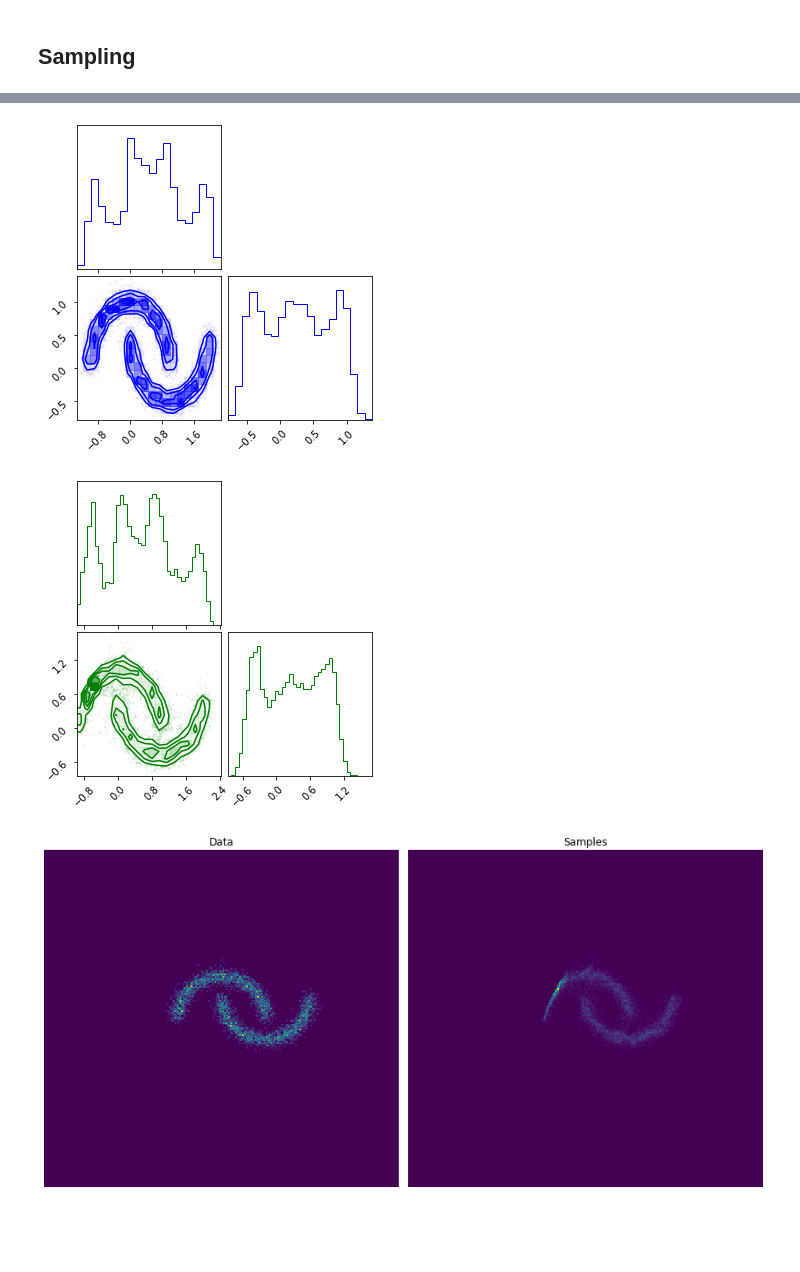
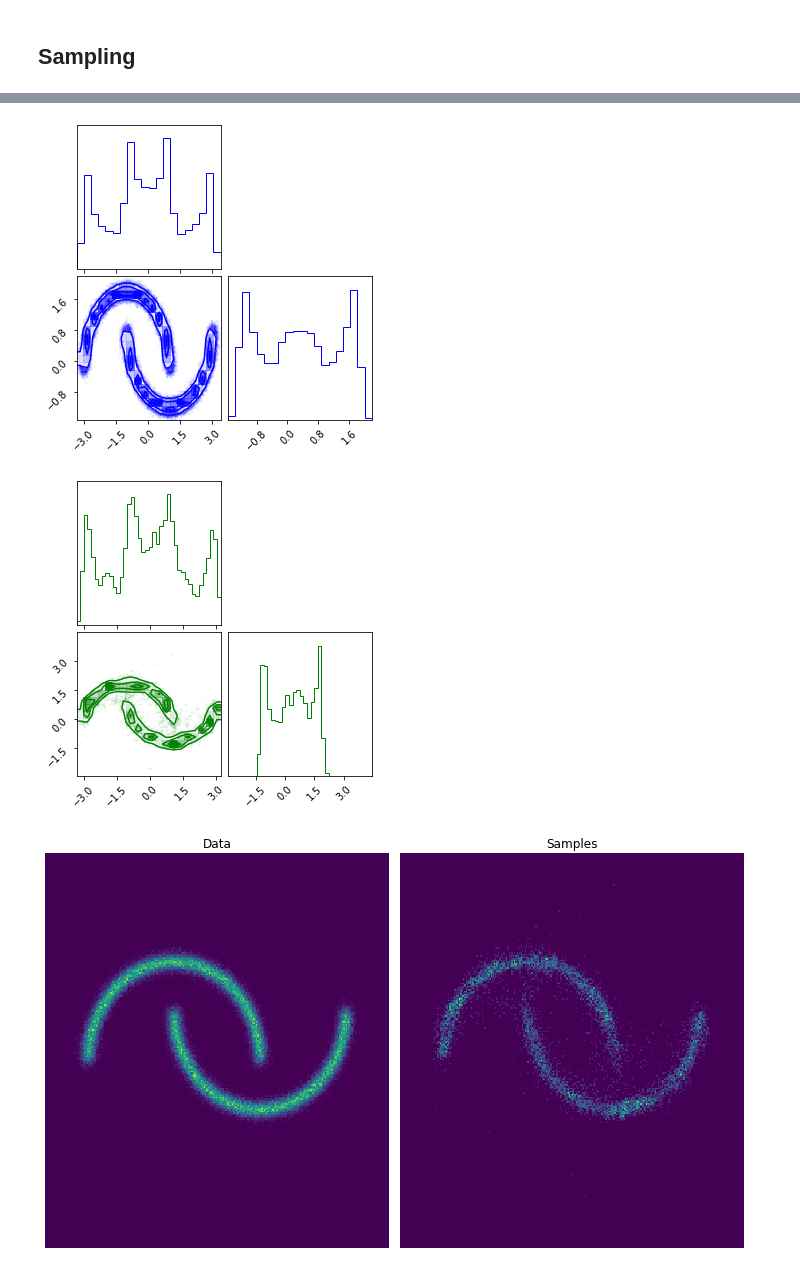
Before and after one commit to jejjohnson/survae_flows_lib, a Jupyter notebook: examples/notebooks/toy_flow.ipynb, the cells around one changed output, grey strips where cells are left out. Cells and saved outputs as stored; diff of their text form; code cells hidden in the pictures; blank space fills up the shorter version.

```diff
--- a/examples/notebooks/toy_flow.ipynb
+++ b/examples/notebooks/toy_flow.ipynb
@@ -309,8 +361,27 @@ torch.cuda.device_count()
+# %%
+learning_rate = 1e-3
+num_epochs = 500
+warmup = 50
+# initialize trainer
+learn = Learner2DPlane(
+    model,
+    num_epochs=num_epochs,
+    warmup=warmup,
+    lr=learning_rate,
+)
 # %%
 n_epochs = 500
 
 # initialize trainer
-trainer = pl.Trainer(min_epochs=1, max_epochs=n_epochs, gpus=0)
-
-trainer.fit(learn)
+trainer = pl.Trainer(
+    min_epochs=1,
+    max_epochs=num_epochs,
+    accelerator="mps",
+    # devices=1,
+    enable_progress_bar=True,
+    # logger=wandb_logger,
+    # callbacks=callbacks,
+    gradient_clip_val=1.0,
+    gradient_clip_algorithm="norm",
+)
 # %% [output]
@@ -330,6 +428,6 @@ fig = corner.corner(z_latent.detach().numpy())
 %%time
 print('Sampling...')
 
-samples = model.sample(10_000).detach().numpy()
+samples = learn.model.sample(10_000).detach().numpy()
 # %% [output]
 Sampling...
@@ -338,22 +436,22 @@ Wall time: 2.7 s
 # %%
-data = test_x.detach().numpy()
+data = ds_test[:].detach().numpy()
 
 fig = corner.corner(data, color="blue")
 
 
 fig = corner.corner(samples, color="green", hist_bin_factor=2, )
 # %% [output]
-[figure, old version]
+[figure, new version]
-[figure, old version]
+[figure, new version]
 # %%
-fig, ax = plt.subplots(1, 2, figsize=(12,6))
+fig, ax = plt.subplots(1, 2, figsize=(10,6))
 ax[0].set_title('Data')
 ax[0].hist2d(data[...,0], data[...,1], bins=256, range=[[-4, 4], [-4, 4]])
 ax[0].set_xlim([-4, 4]); ax[0].set_ylim([-4, 4]); ax[0].axis('off')
 ax[1].set_title('Samples')
 ax[1].hist2d(samples[...,0], samples[...,1], bins=256, range=[[-4, 4], [-4, 4]])
 ax[1].set_xlim([-4, 4]); ax[1].set_ylim([-4, 4]); ax[1].axis('off')
 plt.tight_layout()
 plt.show()
 # %% [output]
-[figure, old version]
+[figure, new version]
```
Also changed, not shown: parts of 29 cells of this notebook, 5 other files.
